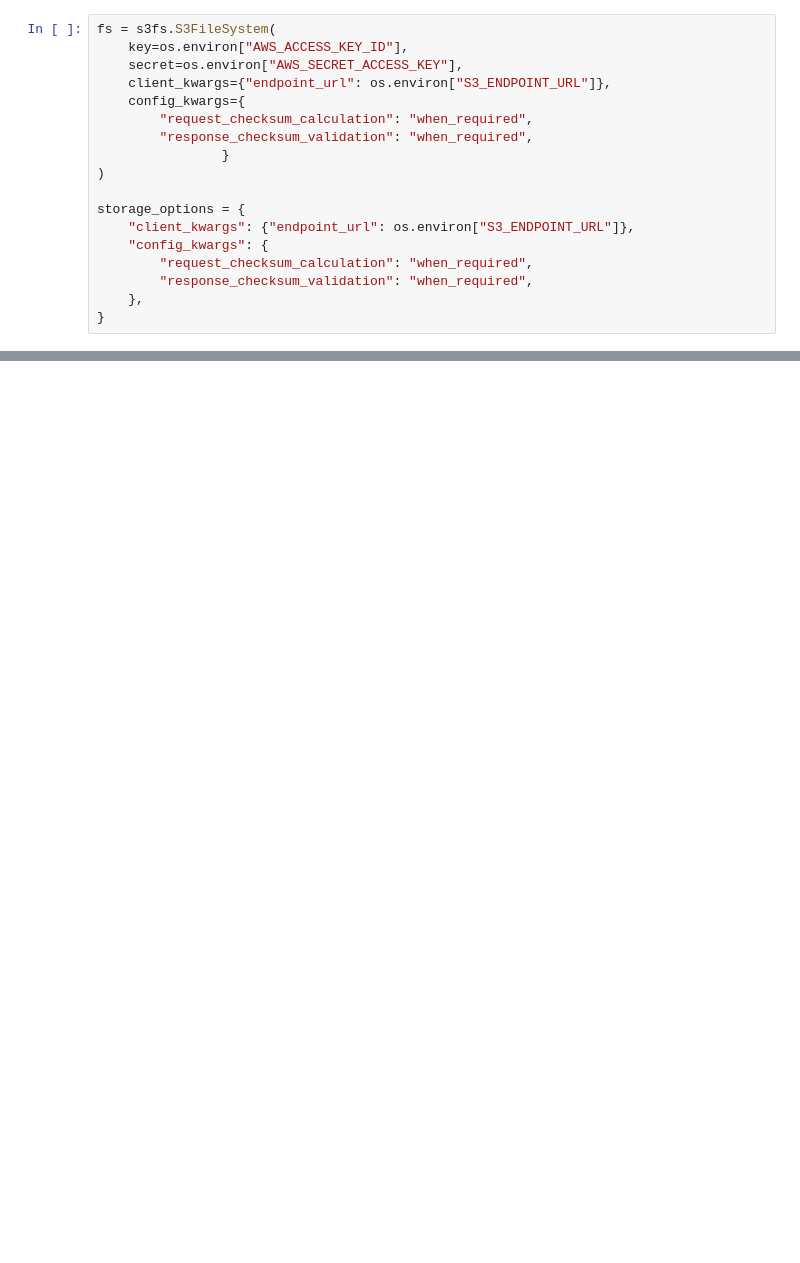
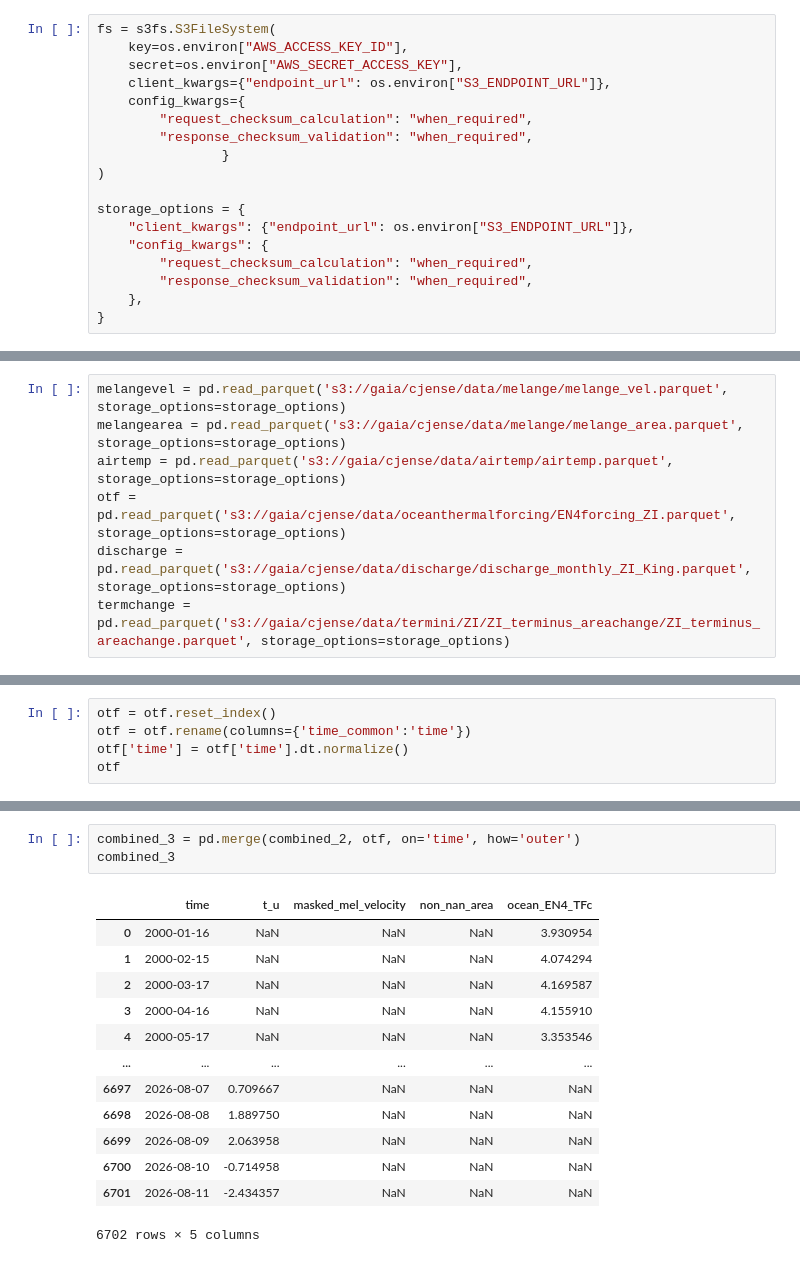
Before and after one commit to cjense/negis-seasonality, a Jupyter notebook: make_tabulardata.ipynb, the cells around one changed output, grey strips where cells are left out. Drawn from its saved outputs; the diff is of its cells as text; blank space fills up the shorter version.

Commit message:
update tabular data workflow;

```diff
--- a/make_tabulardata.ipynb
+++ b/make_tabulardata.ipynb
@@ -75,0 +45,7 @@ Dask Name: operation, 15 expressions
+# %%
+melangevel = pd.read_parquet('s3://gaia/cjense/data/melange/melange_vel.parquet', storage_options=storage_options)
+melangearea = pd.read_parquet('s3://gaia/cjense/data/melange/melange_area.parquet', storage_options=storage_options)
+airtemp = pd.read_parquet('s3://gaia/cjense/data/airtemp/airtemp.parquet', storage_options=storage_options)
+otf = pd.read_parquet('s3://gaia/cjense/data/oceanthermalforcing/EN4forcing_ZI.parquet', storage_options=storage_options)
+discharge = pd.read_parquet('s3://gaia/cjense/data/discharge/discharge_monthly_ZI_King.parquet', storage_options=storage_options)
+termchange = pd.read_parquet('s3://gaia/cjense/data/termini/ZI/ZI_terminus_areachange/ZI_terminus_areachange.parquet', storage_options=storage_options)
@@ -75,0 +72,5 @@ Dask Name: operation, 15 expressions
+# %%
+otf = otf.reset_index()
+otf = otf.rename(columns={'time_common':'time'})
+otf['time'] = otf['time'].dt.normalize()
+otf
@@ -75,0 +211,17 @@ Dask Name: operation, 15 expressions
+# %%
+combined_3 = pd.merge(combined_2, otf, on='time', how='outer')
+combined_3
+# %% [output]
+|  | time | t_u | masked_mel_velocity | non_nan_area | ocean_EN4_TFc |
+| 0 | 2000-01-16 | NaN | NaN | NaN | 3.930954 |
+| 1 | 2000-02-15 | NaN | NaN | NaN | 4.074294 |
+| 2 | 2000-03-17 | NaN | NaN | NaN | 4.169587 |
+| 3 | 2000-04-16 | NaN | NaN | NaN | 4.155910 |
+| 4 | 2000-05-17 | NaN | NaN | NaN | 3.353546 |
+| ... | ... | ... | ... | ... | ... |
+| 6697 | 2026-08-07 | 0.709667 | NaN | NaN | NaN |
+| 6698 | 2026-08-08 | 1.889750 | NaN | NaN | NaN |
+| 6699 | 2026-08-09 | 2.063958 | NaN | NaN | NaN |
+| 6700 | 2026-08-10 | -0.714958 | NaN | NaN | NaN |
+| 6701 | 2026-08-11 | -2.434357 | NaN | NaN | NaN |
+6702 rows × 5 columns
```
Also changed, not shown: parts of 25 cells of this notebook.
